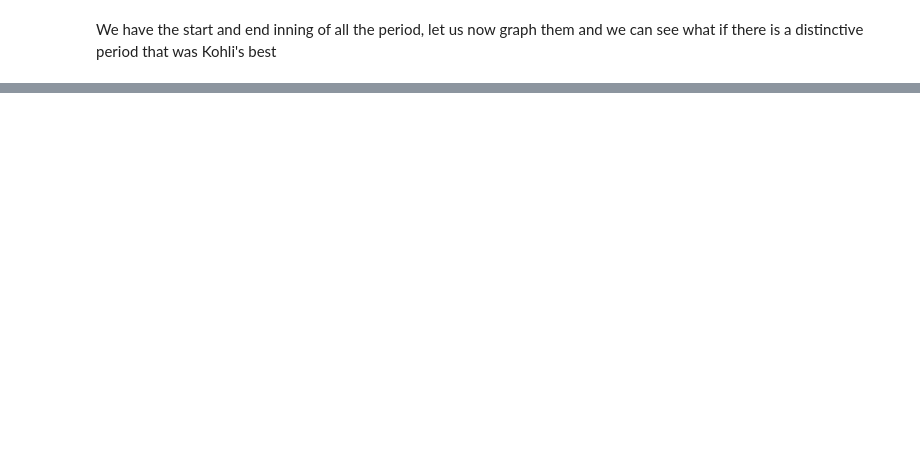
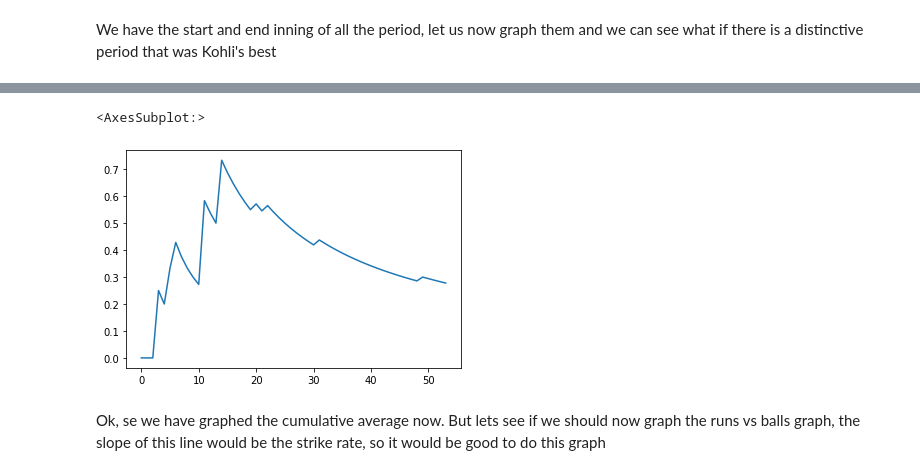
Before and after one commit to abhiramjoshi/cricket_analytics, a Jupyter notebook: codebase/Kohli/kohli_analysis.ipynb, the cells around one changed output, grey strips where cells are left out. Drawn from its saved outputs; the diff is of its cells as text; code cells hidden in the pictures; blank space fills up the shorter version.

```diff
--- a/codebase/Kohli/kohli_analysis.ipynb
+++ b/codebase/Kohli/kohli_analysis.ipynb
@@ -37,5 +46,5 @@ all_totals = af.get_cricket_totals(KOHLI_ID, matches=test_match_list, _type='bat
 # %%
-kohli_innings = af.get_player_contributions(KOHLI_ID, matches=test_match_list, _type='bat', by_innings=True, is_object_id=True)
+kohli_innings = af.get_player_contributions(int(KOHLI_ID), matches=test_match_list, _type='bat', by_innings=True, is_object_id=True)
 # %%
 %%script false --no-raise-error
 import math
@@ -891,0 +1069,8 @@ all_totals[125]
+# %%
+x = list(range(len(sr_1)))
+sns.lineplot(x, sr_1)
+# %% [output]
+<AxesSubplot:>
+[figure, added]
+# %% [markdown]
+Ok, se we have graphed the cumulative average now. But lets see if we should now graph the runs vs balls graph, the slope of this line would be the strike rate, so it would be good to do this graph
```
Also changed, not shown: parts of 137 cells of this notebook, 2 other files.
